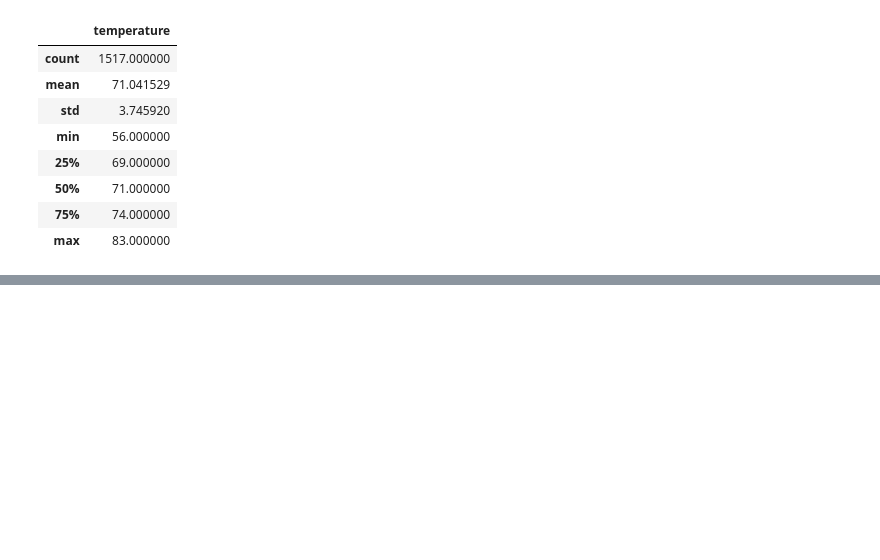
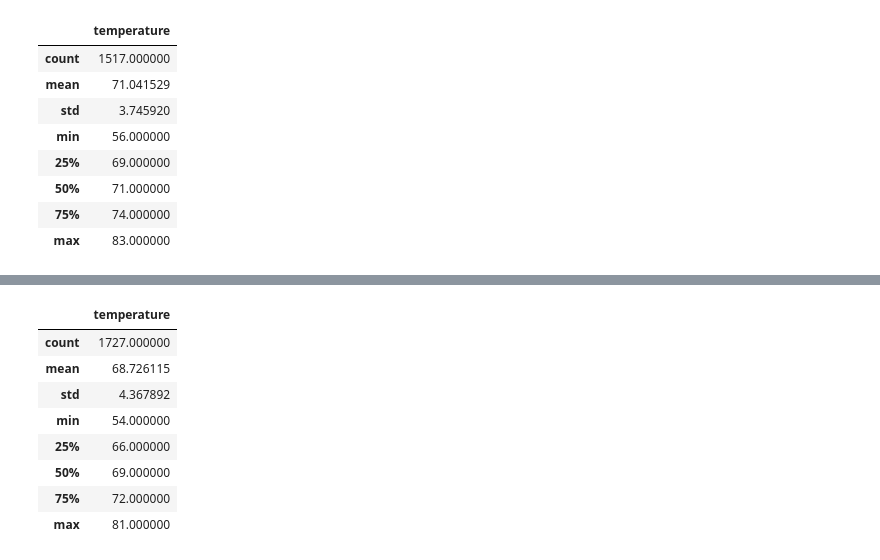
Before and after one commit to Jomonse/surfs_up, a Jupyter notebook: SurfsUp_Challenge.ipynb, the cells around one changed output, grey strips where cells are left out. Saved outputs shown, nothing was run; the diff lists cells and outputs as text; code cells hidden in the pictures; blank space fills up the shorter version.

```diff
--- a/SurfsUp_Challenge.ipynb
+++ b/SurfsUp_Challenge.ipynb
@@ -144,0 +160,12 @@ df_december.describe()
+# %%
+df_jan.describe()
+# %% [output]
+|  | temperature |
+| count | 1727.000000 |
+| mean | 68.726115 |
+| std | 4.367892 |
+| min | 54.000000 |
+| 25% | 66.000000 |
+| 50% | 69.000000 |
+| 75% | 72.000000 |
+| max | 81.000000 |
```
Also changed, not shown: parts of 3 cells of this notebook, 4 other files.
